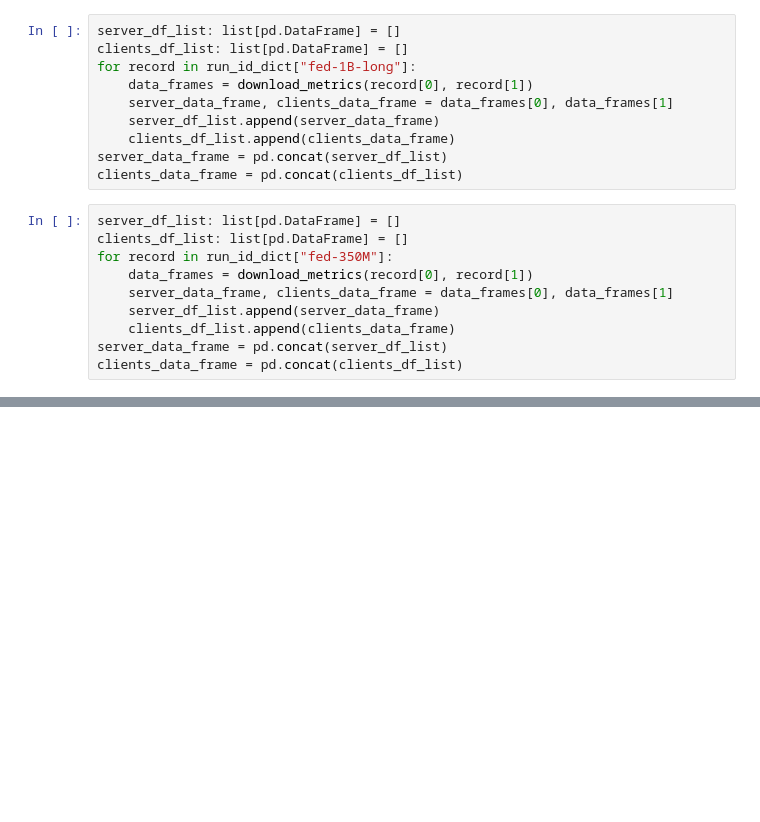
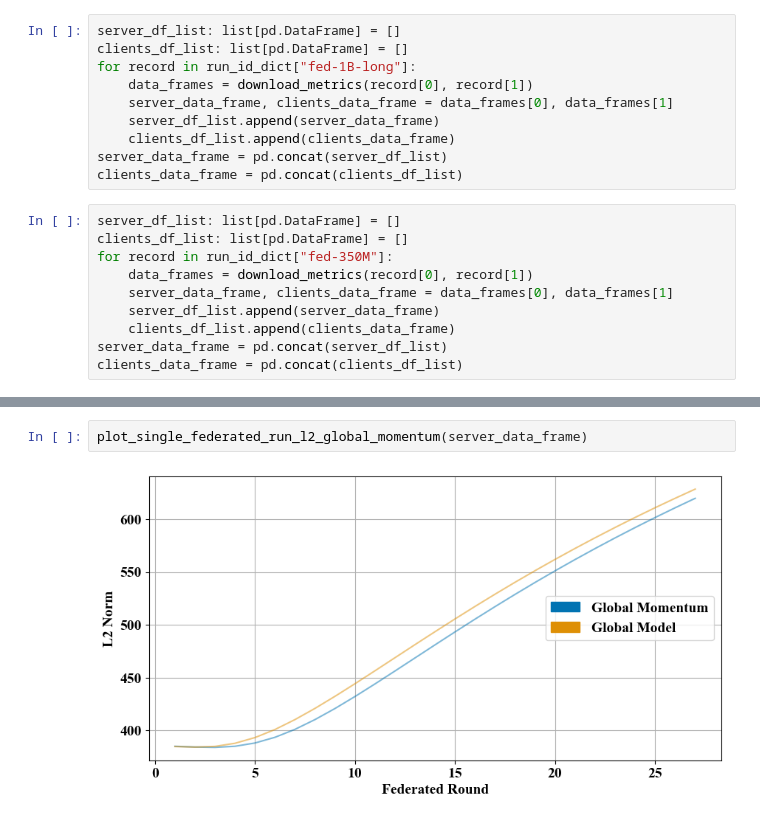
Before and after one commit to relogu/private-flower-llm, a Jupyter notebook: notebooks/arxiv_plots.ipynb, the cells around one changed output, grey strips where cells are left out. Drawn from its saved outputs; the diff is of its cells as text; blank space fills up the shorter version.

```diff
--- a/notebooks/arxiv_plots.ipynb
+++ b/notebooks/arxiv_plots.ipynb
@@ -353,0 +437,4 @@ plot_single_federated_run_l2_model(server_data_frame, clients_data_frame)
+# %%
+plot_single_federated_run_l2_global_momentum(server_data_frame)
+# %% [output]
+[figure, added]
```
Also changed, not shown: parts of 18 cells of this notebook.
